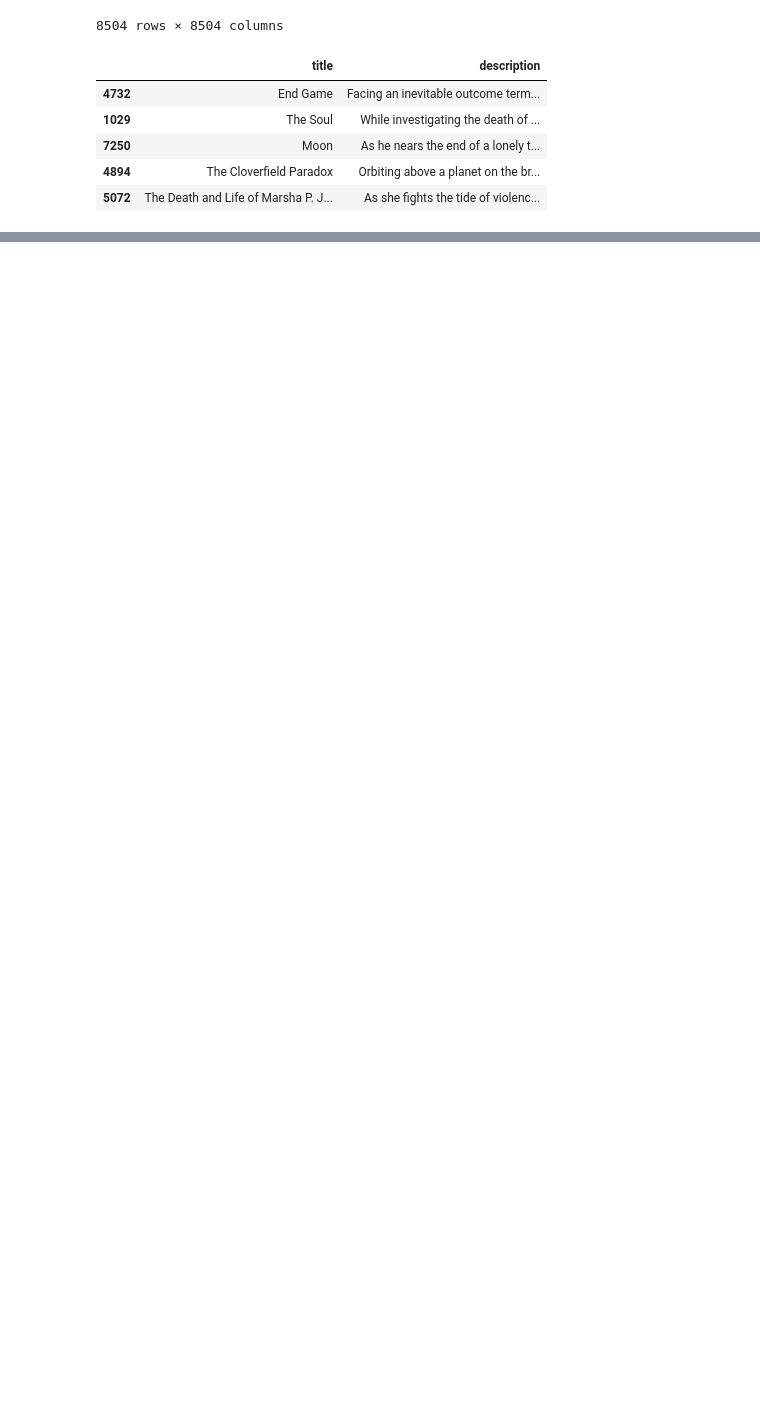
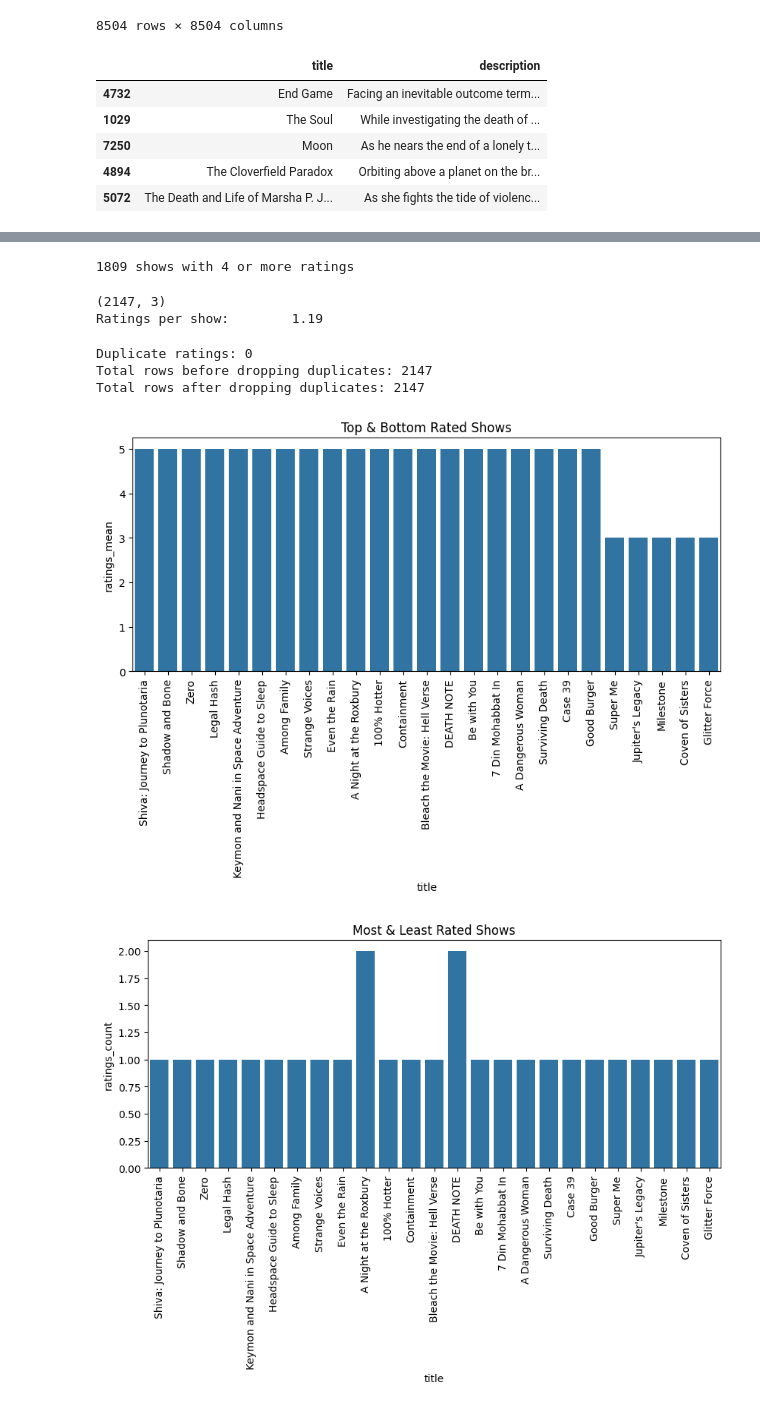
Before and after one commit to madierickson/IntexData, a Jupyter notebook: Recommender_ShowDetailsPage.ipynb, the cells around one changed output, grey strips where cells are left out. Drawn from its saved outputs; the diff is of its cells as text; code cells hidden in the pictures; blank space fills up the shorter version.

```diff
--- a/Recommender_ShowDetailsPage.ipynb
+++ b/Recommender_ShowDetailsPage.ipynb
@@ -184,0 +267,61 @@ get_recommendations("Dick Johnson Is Dead")
+# %%
+# Count how many times each show has been rated
+value_counts = df_triple['show_id'].value_counts()
+
+# Keep only shows with 4 or more ratings
+keep_list = value_counts[value_counts >= 1]
+print(len(keep_list), 'shows with 4 or more ratings\n')
+# %% [output]
+1809 shows with 4 or more ratings
+# %%
+# Filter df_triple down to only those popular shows
+df_triple = df_triple[df_triple['show_id'].isin(keep_list.index)]
+print(df_triple.shape)
+print("Ratings per show:\t", round(df_triple.shape[0] / len(keep_list), 2))
+# %% [output]
+(2147, 3)
+Ratings per show:        1.19
+# %%
+# Check for duplicate user-show pairs
+print(f"Duplicate ratings: {df_triple.duplicated(subset=['user_id', 'show_id']).sum()}")
+
+# Drop duplicates, keep first
+print(f'Total rows before dropping duplicates: {df_triple.shape[0]}')
+df_triple.drop_duplicates(subset=['user_id', 'show_id'], keep='first', inplace=True)
+print(f'Total rows after dropping duplicates: {df_triple.shape[0]}')
+# %% [output]
+Duplicate ratings: 0
+Total rows before dropping duplicates: 2147
+Total rows after dropping duplicates: 2147
+# %%
+df_movies = pd.read_csv('movies_titles.csv')
+
+# Merge to get titles
+movie_stats = df_triple.groupby('show_id')[['rating']].agg(['count', 'mean'])
+movie_stats.columns = ['ratings_count', 'ratings_mean']
+
+# Join with title names
+movie_stats = movie_stats.join(df_movies.set_index('show_id')['title'])
+
+# Sort by rating
+movie_stats = movie_stats.sort_values(by='ratings_mean', ascending=False)
+
+# Create a reduced df with top & bottom rated shows
+df_reduced = pd.concat([movie_stats.head(20), movie_stats.tail(5)])
+
+# Plot average rating
+plt.figure(figsize=(10, 4))
+sns.barplot(data=df_reduced, x='title', y='ratings_mean')
+plt.xticks(rotation=90)
+plt.title("Top & Bottom Rated Shows")
+plt.show()
+
+# Plot rating count
+plt.figure(figsize=(10, 4))
+sns.barplot(data=df_reduced, x='title', y='ratings_count')
+plt.xticks(rotation=90)
+plt.title("Most & Least Rated Shows")
+plt.show()
+# %% [output]
+[figure, added]
+[figure, added]
```
Also changed, not shown: parts of 16 cells of this notebook.
